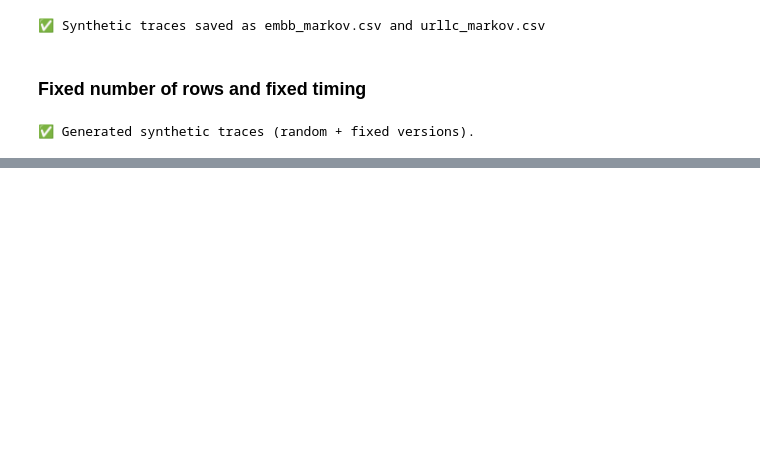
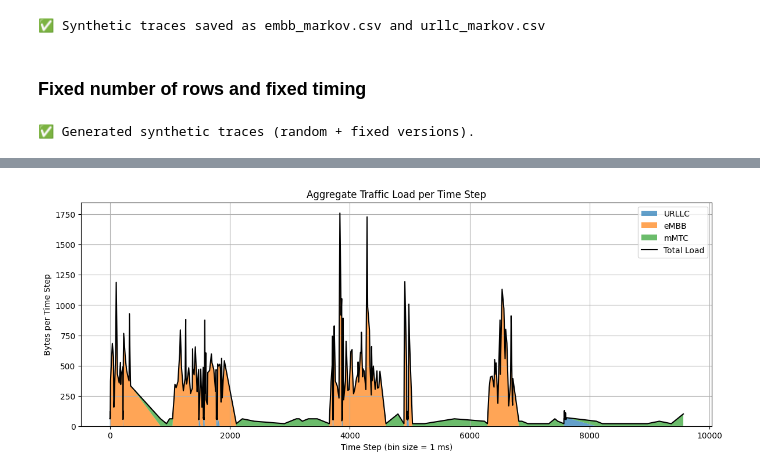
Before and after one commit to ElaheDlv/new-ai-ran-sim, a Jupyter notebook: backend/notebooks/scenetic_traffic_generator.ipynb, the cells around one changed output, grey strips where cells are left out. Drawn from its saved outputs; the diff is of its cells as text; code cells hidden in the pictures; blank space fills up the shorter version.

```diff
--- a/backend/notebooks/scenetic_traffic_generator.ipynb
+++ b/backend/notebooks/scenetic_traffic_generator.ipynb
@@ -274,0 +851,37 @@ if __name__ == "__main__":
+# %%
+# -----------------------------
+# Step 6: Stacked Area Plot (like your example)
+# -----------------------------
+# First, group traffic per slice and time bin
+bin_size = 1  # here 1 ms bins, you can adjust to 10, 50, 100, etc.
+trace_df["time_bin"] = (trace_df["time_ms"] // bin_size).astype(int)
+
+# Pivot into slice-wise traffic
+pivot = trace_df.pivot_table(values="packet_size",
+                             index="time_bin",
+                             columns="slice",
+                             aggfunc="sum",
+                             fill_value=0)
+
+# Add total load
+pivot["Total"] = pivot.sum(axis=1)
+
+# Plot
+plt.figure(figsize=(14,5))
+plt.stackplot(pivot.index,
+              pivot.get("URLLC", pd.Series(0, index=pivot.index)),
+              pivot.get("eMBB", pd.Series(0, index=pivot.index)),
+              pivot.get("mMTC", pd.Series(0, index=pivot.index)),
+              labels=["URLLC","eMBB","mMTC"], alpha=0.7)
+
+# Add total load as a black line
+plt.plot(pivot.index, pivot["Total"], color="black", linewidth=1.5, label="Total Load")
+
+plt.title("Aggregate Traffic Load per Time Step")
+plt.xlabel("Time Step (bin size = {} ms)".format(bin_size))
+plt.ylabel("Bytes per Time Step")
+plt.legend()
+plt.grid(True)
+plt.show()
+# %% [output]
+[figure, added]
```
Also changed, not shown: parts of 11 cells of this notebook, 7 other files.
